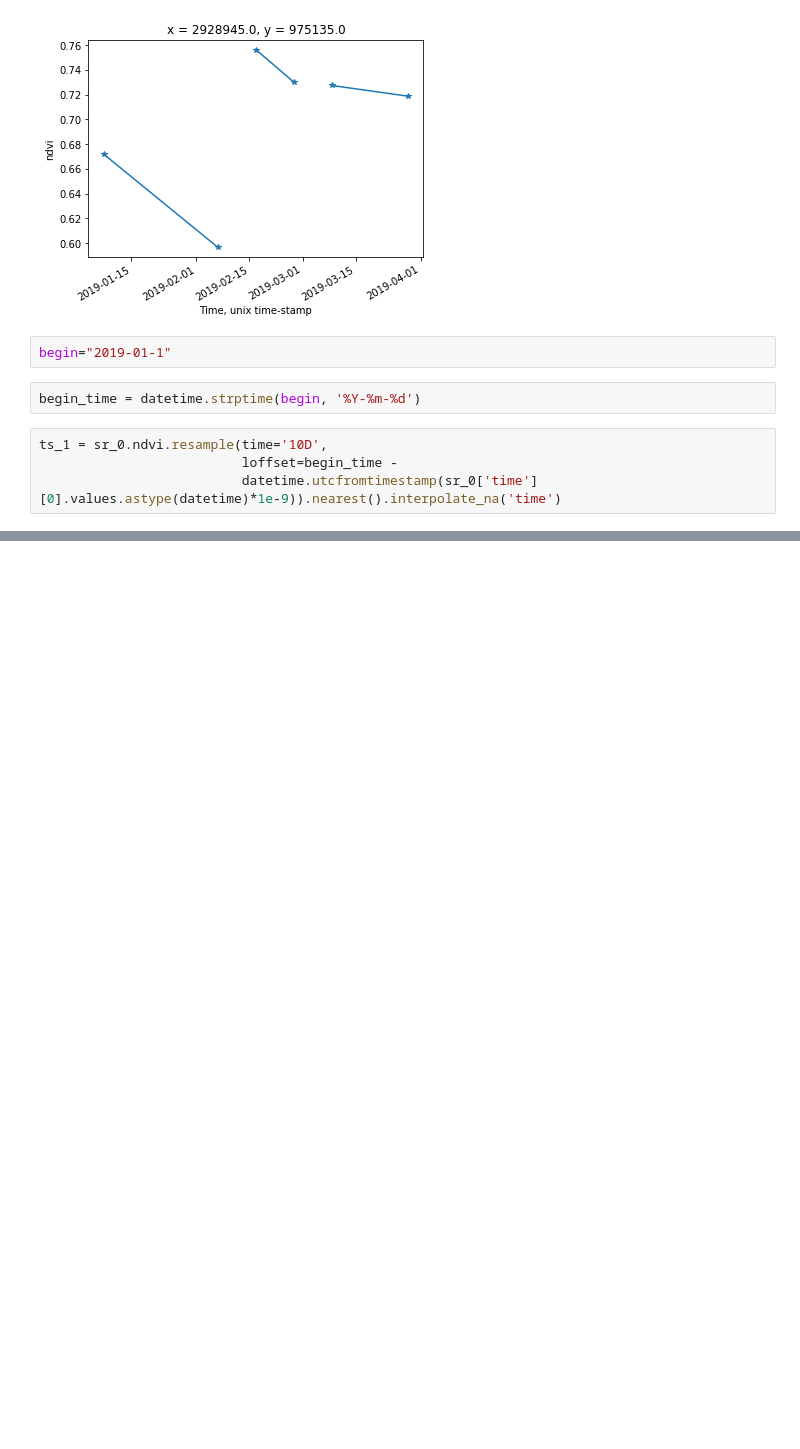
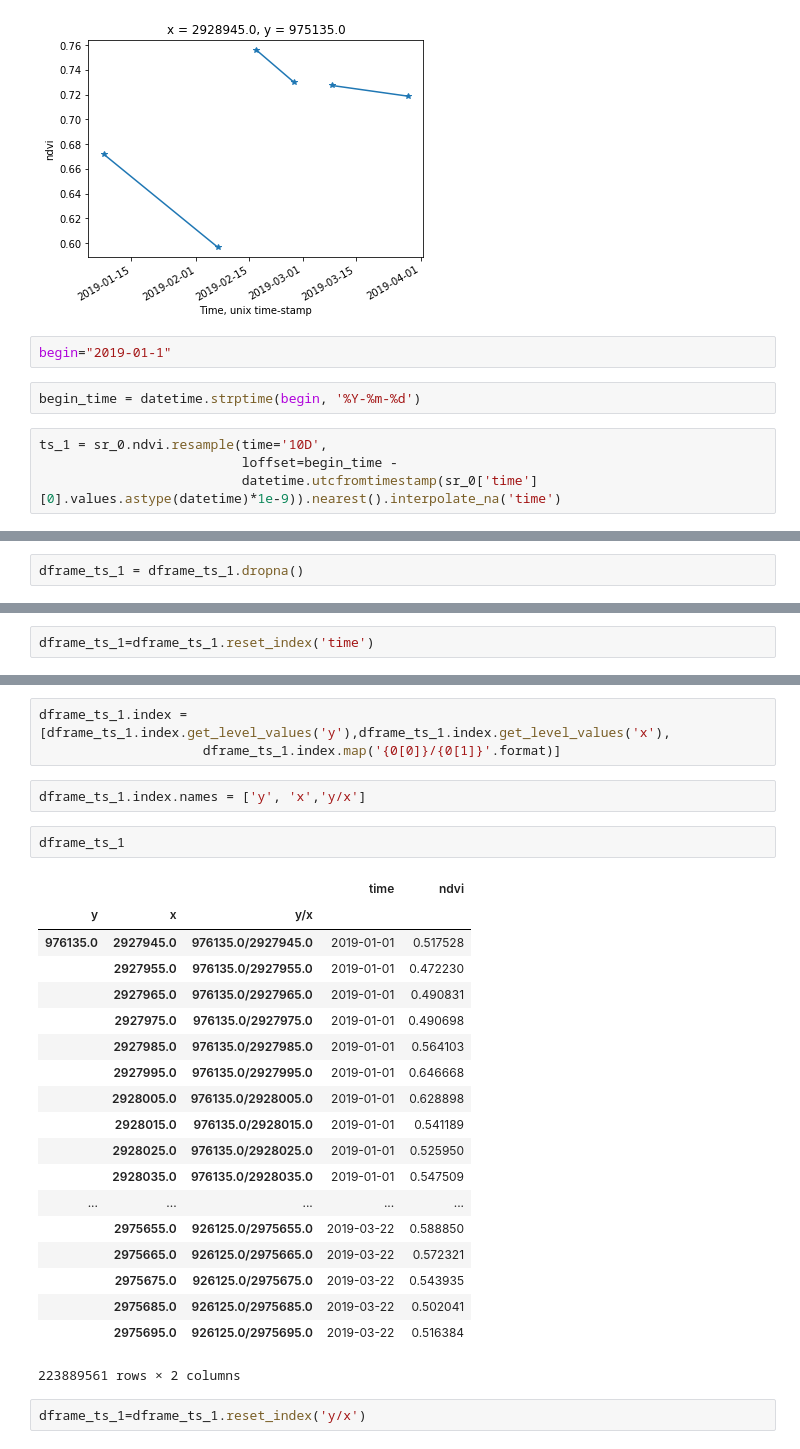
Before and after one commit to CONABIO/antares3-sandbox, a Jupyter notebook: notebooks/time_series_computation_xarray/time_series_computation_xarray_3.ipynb, the cells around one changed output, grey strips where cells are left out. Cells and saved outputs as stored; diff of their text form; blank space fills up the shorter version.

```diff
--- a/notebooks/time_series_computation_xarray/time_series_computation_xarray_3.ipynb
+++ b/notebooks/time_series_computation_xarray/time_series_computation_xarray_3.ipynb
@@ -138,0 +198,2 @@ ts_1_pd_series = ts_1.to_series()
+# %%
+dframe_ts_1 = dframe_ts_1.dropna()
@@ -138,0 +222,2 @@ ts_1_pd_series = ts_1.to_series()
+# %%
+dframe_ts_1=dframe_ts_1.reset_index('time')
@@ -138,0 +246,29 @@ ts_1_pd_series = ts_1.to_series()
+# %%
+dframe_ts_1.index = [dframe_ts_1.index.get_level_values('y'),dframe_ts_1.index.get_level_values('x'),
+                     dframe_ts_1.index.map('{0[0]}/{0[1]}'.format)]
+# %%
+dframe_ts_1.index.names = ['y', 'x','y/x']
+# %%
+dframe_ts_1
+# %% [output]
+|  |  |  | time | ndvi |
+| y | x | y/x |  |  |
+| 976135.0 | 2927945.0 | 976135.0/2927945.0 | 2019-01-01 | 0.517528 |
+|  | 2927955.0 | 976135.0/2927955.0 | 2019-01-01 | 0.472230 |
+|  | 2927965.0 | 976135.0/2927965.0 | 2019-01-01 | 0.490831 |
+|  | 2927975.0 | 976135.0/2927975.0 | 2019-01-01 | 0.490698 |
+|  | 2927985.0 | 976135.0/2927985.0 | 2019-01-01 | 0.564103 |
+|  | 2927995.0 | 976135.0/2927995.0 | 2019-01-01 | 0.646668 |
+|  | 2928005.0 | 976135.0/2928005.0 | 2019-01-01 | 0.628898 |
+|  | 2928015.0 | 976135.0/2928015.0 | 2019-01-01 | 0.541189 |
+|  | 2928025.0 | 976135.0/2928025.0 | 2019-01-01 | 0.525950 |
+|  | 2928035.0 | 976135.0/2928035.0 | 2019-01-01 | 0.547509 |
+| ... | ... | ... | ... | ... |
+|  | 2975655.0 | 926125.0/2975655.0 | 2019-03-22 | 0.588850 |
+|  | 2975665.0 | 926125.0/2975665.0 | 2019-03-22 | 0.572321 |
+|  | 2975675.0 | 926125.0/2975675.0 | 2019-03-22 | 0.543935 |
+|  | 2975685.0 | 926125.0/2975685.0 | 2019-03-22 | 0.502041 |
+|  | 2975695.0 | 926125.0/2975695.0 | 2019-03-22 | 0.516384 |
+223889561 rows × 2 columns
+# %%
+dframe_ts_1=dframe_ts_1.reset_index('y/x')
```
Also changed, not shown: parts of 21 cells of this notebook.
